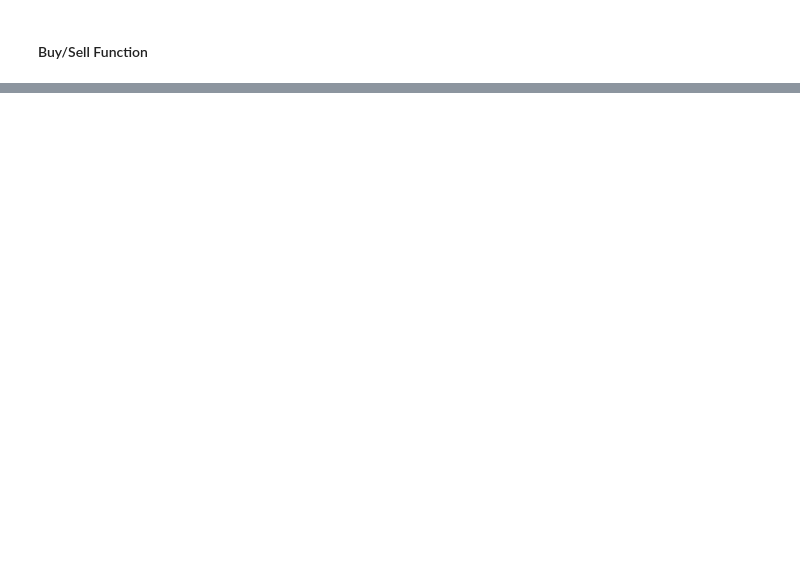
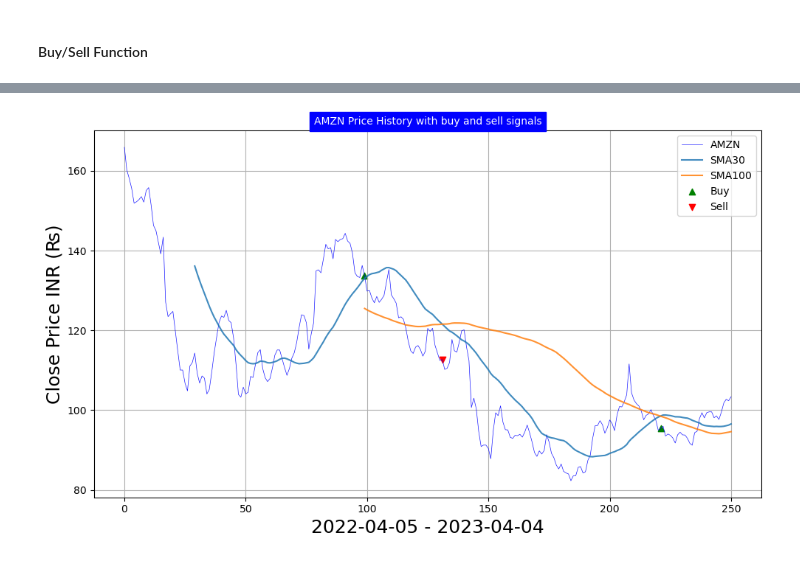
Before and after one commit to strangenicholas/SMA-30-SMA-10-Algorithm, a Jupyter notebook: SMA-30 SM-100.ipynb, the cells around one changed output, grey strips where cells are left out. Saved outputs shown, nothing was run; the diff lists cells and outputs as text; code cells hidden in the pictures; blank space fills up the shorter version.

Commit message:
buy/sell signals

```diff
--- a/SMA-30 SM-100.ipynb
+++ b/SMA-30 SM-100.ipynb
@@ -74,7 +77,7 @@ df_stock.describe()
 # %% [markdown]
 ### Trading Strategies
 # %%
-df_stock[f"{Stock}"] = df_stock[['Open', 'Close']].mean(axis=1)
+df_stock['MidClose'] = df_stock[['Open', 'Close']].mean(axis=1)
 # %%
 df_stock['SMA30'] = df_stock['MidClose'].rolling(30).mean()
 df_stock['SMA100'] = df_stock['MidClose'].rolling(100).mean()
@@ -95,0 +139,6 @@ def buy_sell(data):
+# %%
+a = buy_sells(df_stock)
+df_stock['Buy_Signal_Price'] = a[0]
+df_stock['Sell_Signal_Price'] = a[1]
+
+df_stock.tail()
@@ -95,0 +152,16 @@ def buy_sell(data):
+# %%
+fig, ax = plt.subplots(figsize=(10,6))
+ax.plot(df_stock['MidClose'] , label = Stock ,linewidth=0.5, color='blue', alpha = 0.9)
+ax.plot(df_stock['SMA30'], label = 'SMA30', alpha = 0.85)
+ax.plot(df_stock['SMA100'], label = 'SMA100' , alpha = 0.85)
+ax.scatter(df_stock.index , df_stock['Buy_Signal_Price'] , label = 'Buy' , marker = '^', color = 'green',alpha =1 )
+ax.scatter(df_stock.index , df_stock['Sell_Signal_Price'] , label = 'Sell' , marker = 'v', color = 'red',alpha =1 )
+ax.set_title(Stock + " Price History with buy and sell signals",fontsize=10, backgroundcolor='blue', color='white')
+ax.set_xlabel(f'{StartDate} - {EndDate}' ,fontsize=18)
+ax.set_ylabel('Close Price INR (₨)' , fontsize=18)
+legend = ax.legend()
+ax.grid()
+plt.tight_layout()
+plt.show()
+# %% [output]
+[figure, added]
```
Also changed, not shown: parts of 8 cells of this notebook.
